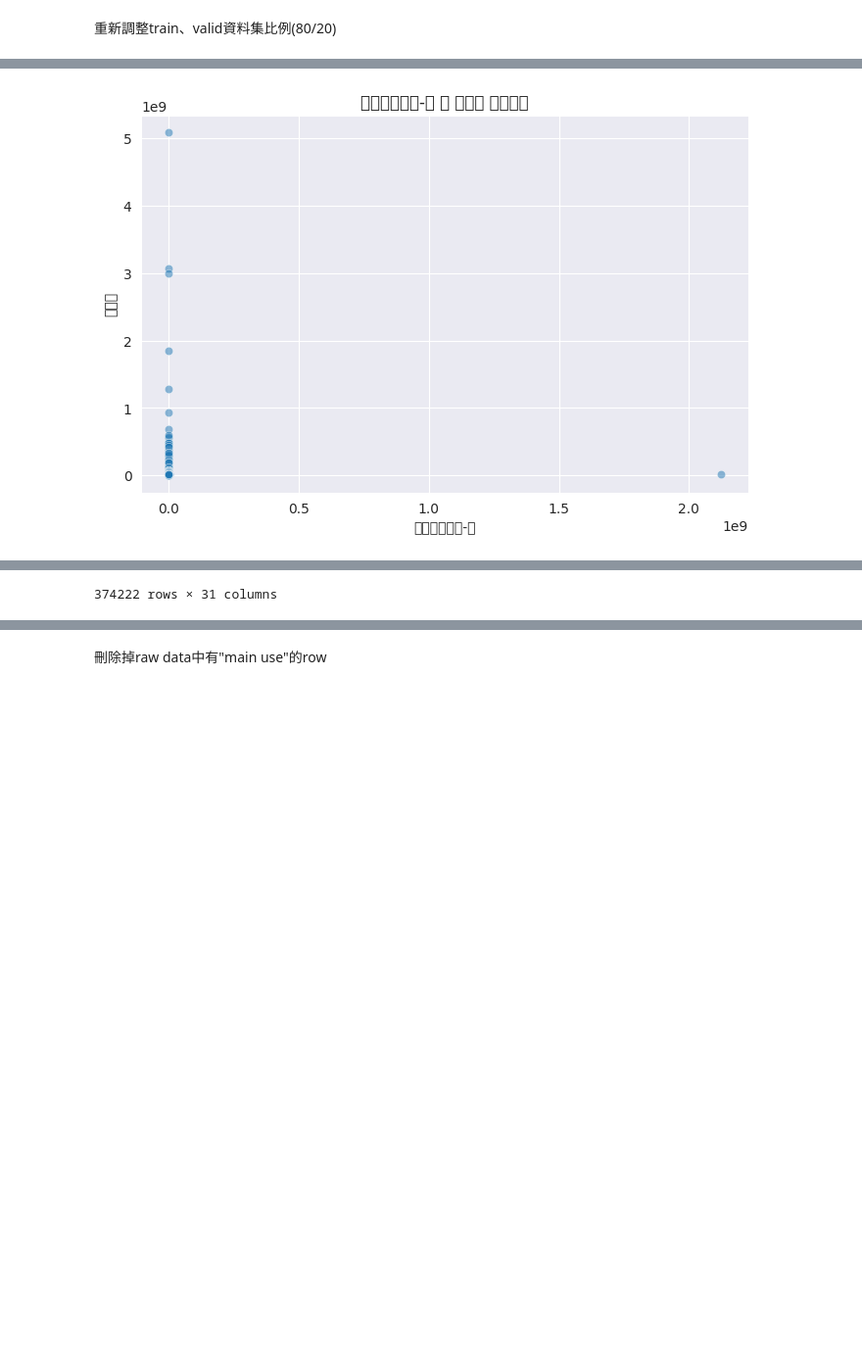
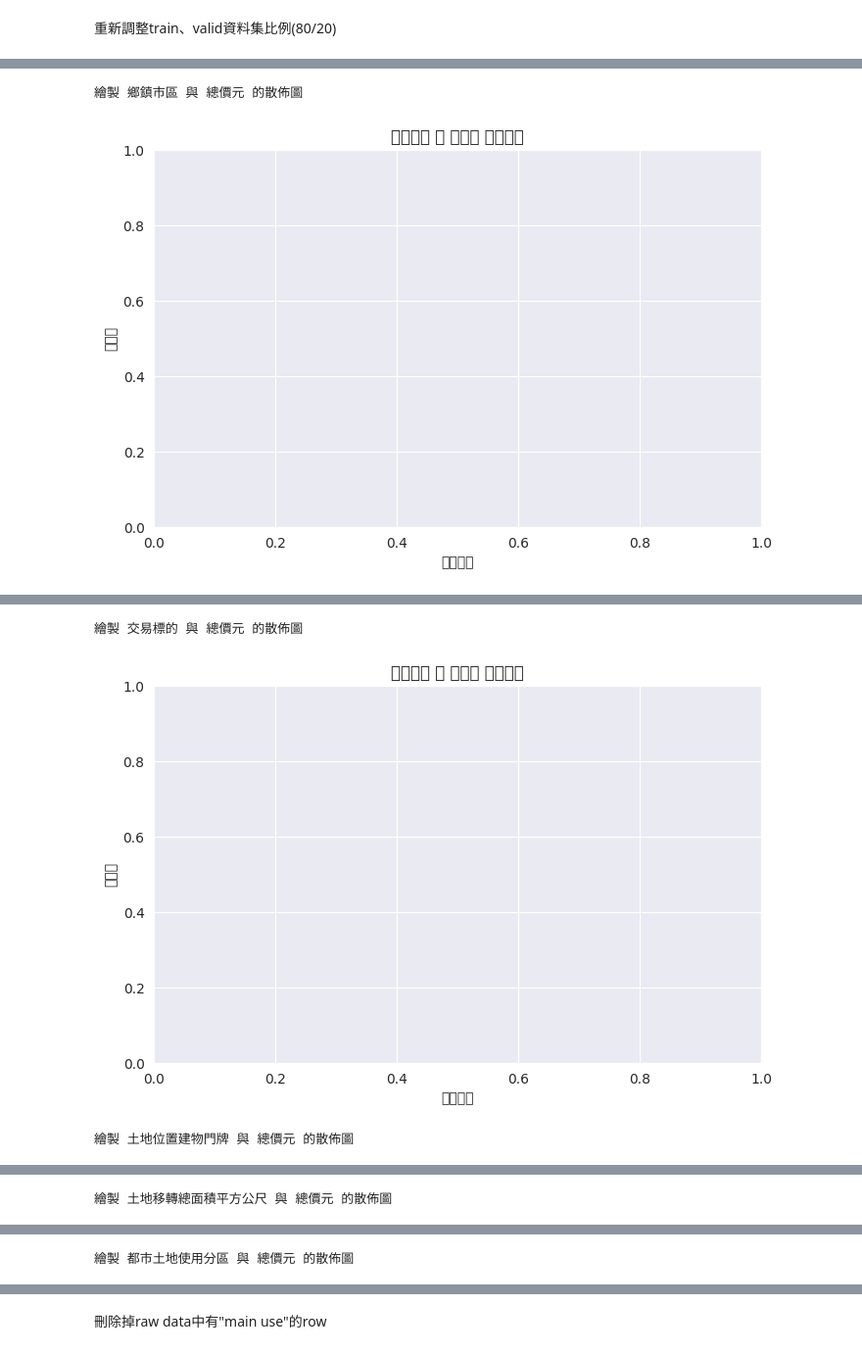
Before and after one commit to Weng1002/Taiwanese-house-sale-price-prediction-challenge, a Jupyter notebook: main.ipynb, the cells around one changed output, grey strips where cells are left out. Shown at 98% size. Cells and saved outputs as stored; diff of their text form; code cells hidden in the pictures; blank space fills up the shorter version.

```diff
--- a/main.ipynb
+++ b/main.ipynb
@@ -83,40 +85,49 @@ import seaborn as sns
 import matplotlib.pyplot as plt
 from matplotlib import rcParams
 
-
 rcParams['font.family'] = 'Microsoft YaHei'
 rcParams['axes.unicode_minus'] = False
 
-# 定義移除離群值的函數
 def remove_outliers_zscore(df, column, threshold=3):
     mean = df[column].mean()
     std = df[column].std()
-    # 計算 Z 分數，並篩選絕對值小於等於閾值的數據
     df_clean = df[(np.abs((df[column] - mean) / std) <= threshold)]
     return df_clean
 
-# 定義繪製散佈圖的函數
 def scatterplot(feature, df):
     df_copy = df.copy()
     pd.set_option('display.float_format', lambda x: '{:.2f}'.format(x))
     sns.set_style('darkgrid')
 
-    # 將特徵轉換為數值型態
     df_copy[feature] = pd.to_numeric(df_copy[feature], errors='coerce')
     df_copy.dropna(subset=[feature, '總價元'], inplace=True)
 
     plt.figure(figsize=(8, 5))
     sns.scatterplot(x=df_copy[feature], y=df_copy['總價元'], alpha=0.5)
 
     plt.title(f'{feature} 與 總價元 的散佈圖', fontsize=12)
     plt.xlabel(feature)
     plt.ylabel('總價元')
 
     plt.show()
 
     return df_copy
 
-feature = '建物現況格局-房'  # 請替換為你的特徵名稱
-scatterplot(feature, df_train)
+features = [
+    '鄉鎮市區', '交易標的', '土地位置建物門牌', '土地移轉總面積平方公尺', '都市土地使用分區', '非都市土地使用分區',
+    '非都市土地使用編定', '交易年月日', '交易筆棟數', '移轉層次', '總樓層數', '建物型態', '主要用途',
+    '主要建材', '建築完成年月', '建物移轉總面積平方公尺', '建物現況格局-房', '建物現況格局-廳',
+    '建物現況格局-衛', '建物現況格局-隔間', '有無管理組織', '單價元平方公尺', '車位類別',
+    '車位移轉總面積平方公尺', '車位總價元', '備註', '建案名稱', '棟及號', '解約情形'
+]
+
+# 依序繪製每個特徵的散佈圖
+for feature in features:
+    try:
+        print(f"繪製 {feature} 與 總價元 的散佈圖")
+        scatterplot(feature, df_train)
+    except Exception as e:
+        print(f"{feature} 特徵無法繪製散佈圖，錯誤原因：{e}")
 # %% [output]
+繪製 鄉鎮市區 與 總價元 的散佈圖
-[figure, old version]
+[figure, new version]
@@ -135 +134,3 @@ scatterplot(feature, df_train)
-374222 rows × 31 columns
+繪製 交易標的 與 總價元 的散佈圖
+[figure, added]
+繪製 土地位置建物門牌 與 總價元 的散佈圖
@@ -135,0 +138 @@ scatterplot(feature, df_train)
+繪製 土地移轉總面積平方公尺 與 總價元 的散佈圖
@@ -135,0 +140 @@ scatterplot(feature, df_train)
+繪製 都市土地使用分區 與 總價元 的散佈圖
```
Also changed, not shown: parts of 26 cells of this notebook, 1 other file.
